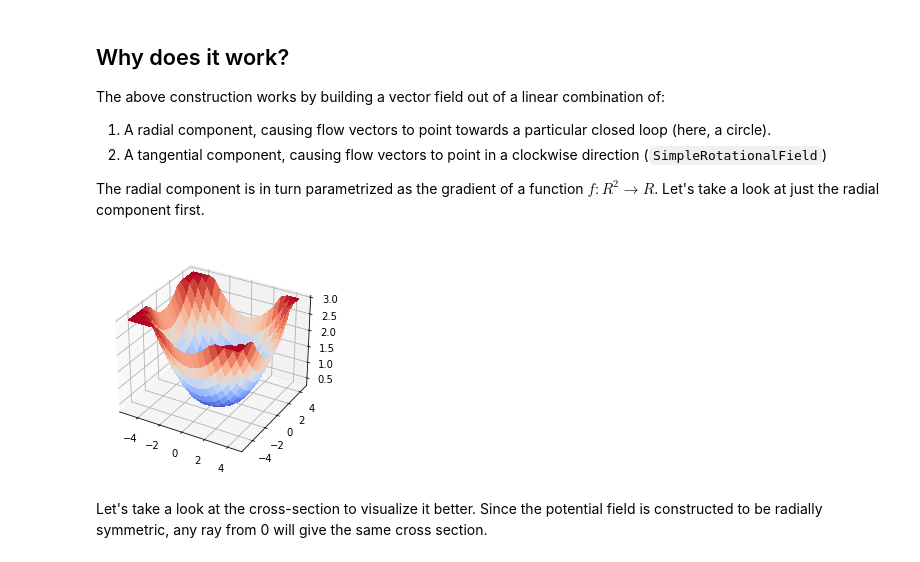
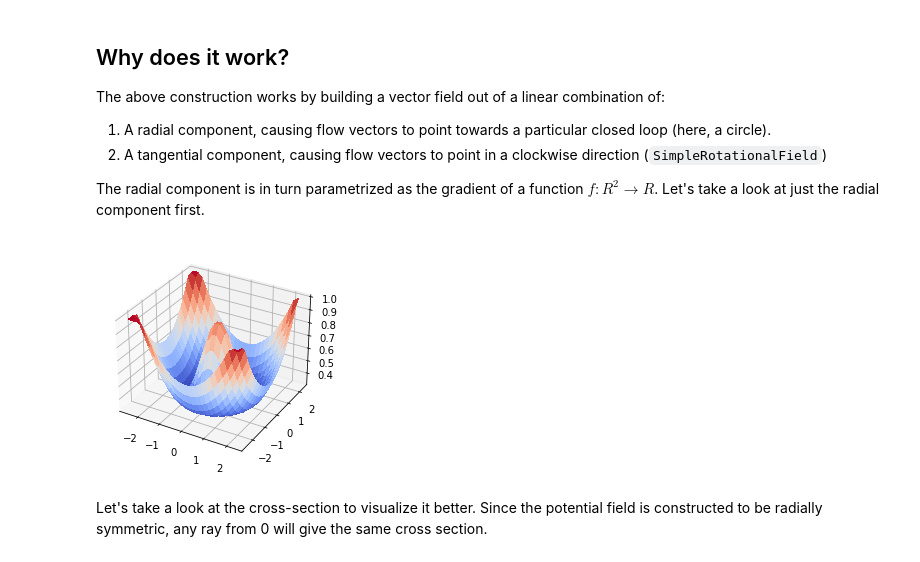
Before and after one commit to dtch1997/learning_limit_cycles, a Jupyter notebook: general_limit_cycles.ipynb, the cells around one changed output. Saved outputs shown, nothing was run; the diff lists cells and outputs as text; code cells hidden in the pictures.

```diff
--- a/general_limit_cycles.ipynb
+++ b/general_limit_cycles.ipynb
@@ -61,9 +59,9 @@ The above construction works by building a vector field out of a linear combinat
 
 The radial component is in turn parametrized as the gradient of a function $f: R^2 \to R$. Let's take a look at just the radial component first.
 # %%
-utilities.plot_potential_field(s3, np.array([-5, 5]), np.array([-5, 5]), step_size = 0.5, max_clip = 3)
+utilities.plot_potential_field(s3, np.array([-2.5, 2.5]), np.array([-2.5, 2.5]), step_size = 0.2, max_clip = 1)
 # %% [output]
-[figure, old version]
+[figure, new version]
 # %% [markdown]
 Let's take a look at the cross-section to visualize it better.
 Since the potential field is constructed to be radially symmetric, any ray from 0 will give the same cross section.
```
Also changed, not shown: parts of 2 cells of this notebook, 1 other file.
